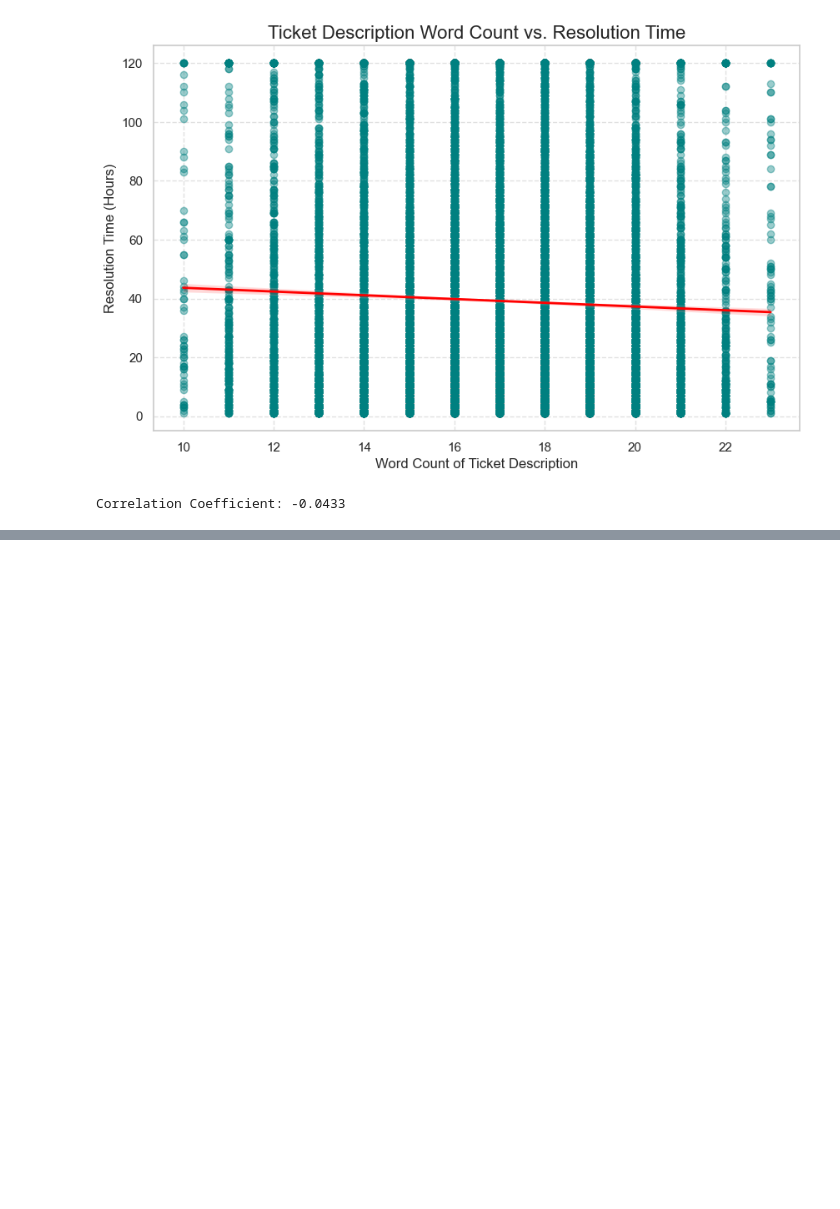
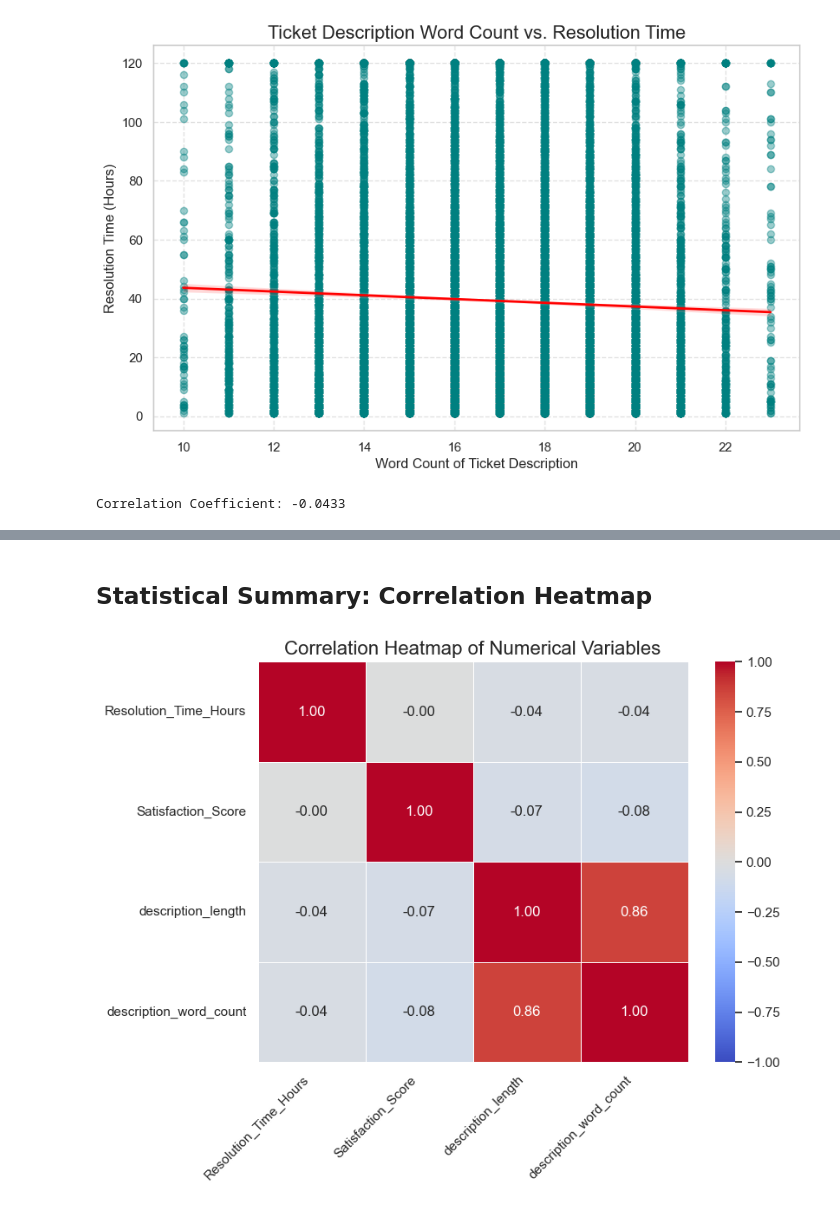
Before and after one commit to belalahmed22/Depi-project, a Jupyter notebook: EDA.ipynb, the cells around one changed output, grey strips where cells are left out. Drawn from its saved outputs; the diff is of its cells as text; code cells hidden in the pictures; blank space fills up the shorter version.

```diff
--- a/EDA.ipynb
+++ b/EDA.ipynb
@@ -292,0 +349,29 @@ Correlation Coefficient: -0.0433
+# %% [markdown]
+## Statistical Summary: Correlation Heatmap
+# %%
+# Select only numerical columns for correlation
+numerical_cols = [
+    'Resolution_Time_Hours',
+    'Satisfaction_Score',
+    'description_length',
+    'description_word_count'
+]
+
+# Calculate the correlation matrix
+corr_matrix = df[numerical_cols].corr()
+
+# Plot the heatmap
+plt.figure(figsize=(8, 6))
+sns.heatmap(
+    corr_matrix,
+    annot=True,          # Show the numbers inside the squares
+    cmap='coolwarm',     # Blue for negative, Red for positive correlation
+    fmt='.2f',           # Round to 2 decimal places
+    linewidths=0.5,
+    vmin=-1, vmax=1      # Set scale from -1 to 1
+)
+plt.title('Correlation Heatmap of Numerical Variables', fontsize=16)
+plt.xticks(rotation=45, ha='right')
+plt.show()
+# %% [output]
+[figure, added]
```
Also changed, not shown: parts of 4 cells of this notebook.
